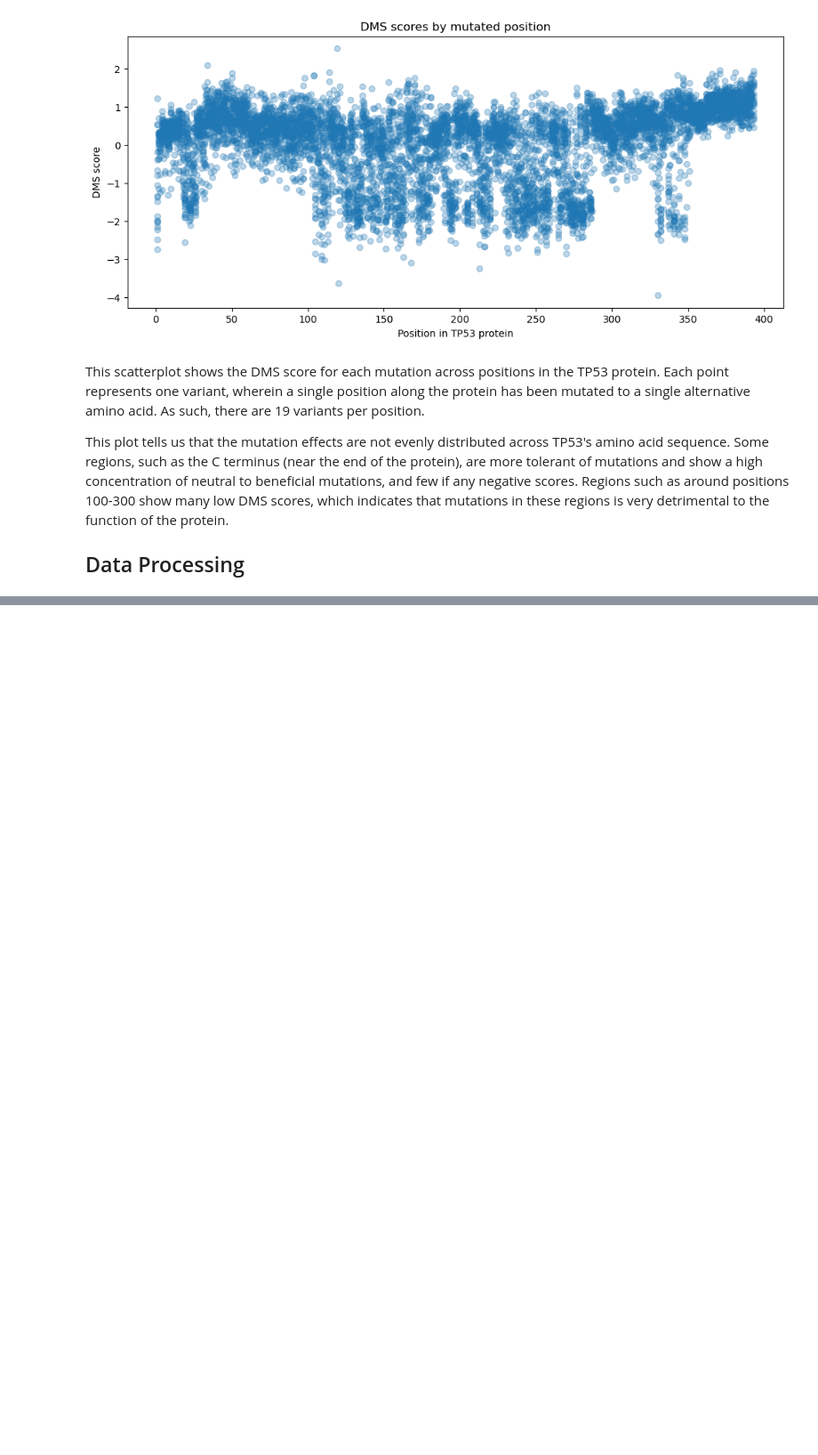
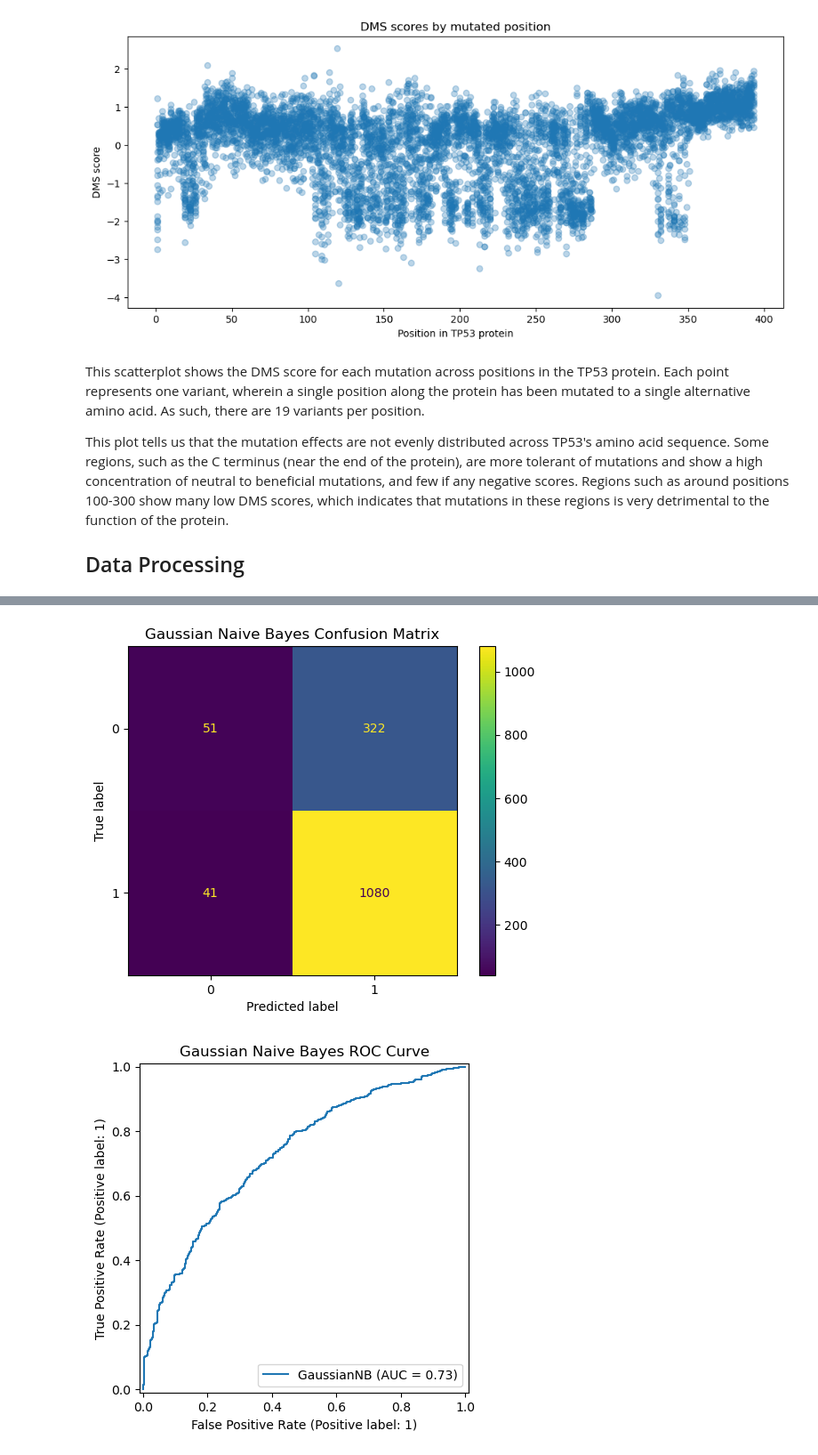
Before and after one commit to slwhitney/tp53_project, a Jupyter notebook: tp53_notebook.ipynb, the cells around one changed output, grey strips where cells are left out. Shown at 89% size. Cells and saved outputs as stored; diff of their text form; code cells hidden in the pictures; blank space fills up the shorter version.

Commit message:
Add Gaussian Naive Bayes

```diff
--- a/tp53_notebook.ipynb
+++ b/tp53_notebook.ipynb
@@ -143,0 +146,3 @@ X = np.vstack([encode_mutant(m) for m in data['mutant']])
+# %%
+# this is the target variable, the DMS score bin
+y = data["DMS_score_bin"]
@@ -143,0 +177,19 @@ X = np.vstack([encode_mutant(m) for m in data['mutant']])
+# %%
+# train test split
+X_train, X_test, y_train, y_test = train_test_split(
+    X_df,
+    y,
+    test_size=0.2,
+    random_state=42,
+
+    #stratify y in order to maintain the same proportion of classes in train and test sets
+    stratify=y
+)
+# %%
+# train the model
+gnb = GaussianNB()
+
+gnb.fit(X_train, y_train)
+
+y_pred = gnb.predict(X_test)
+y_prob = gnb.predict_proba(X_test)[:, 1]
@@ -143,0 +218,15 @@ X = np.vstack([encode_mutant(m) for m in data['mutant']])
+# %%
+# confusion matrix and roc curve
+cm = confusion_matrix(y_test, y_pred)
+
+disp = ConfusionMatrixDisplay(confusion_matrix=cm, display_labels=gnb.classes_)
+disp.plot()
+plt.title("Gaussian Naive Bayes Confusion Matrix")
+plt.show()
+
+RocCurveDisplay.from_estimator(gnb, X_test, y_test)
+plt.title("Gaussian Naive Bayes ROC Curve")
+plt.show()
+# %% [output]
+[figure, added]
+[figure, added]
```
Also changed, not shown: parts of 4 cells of this notebook.
